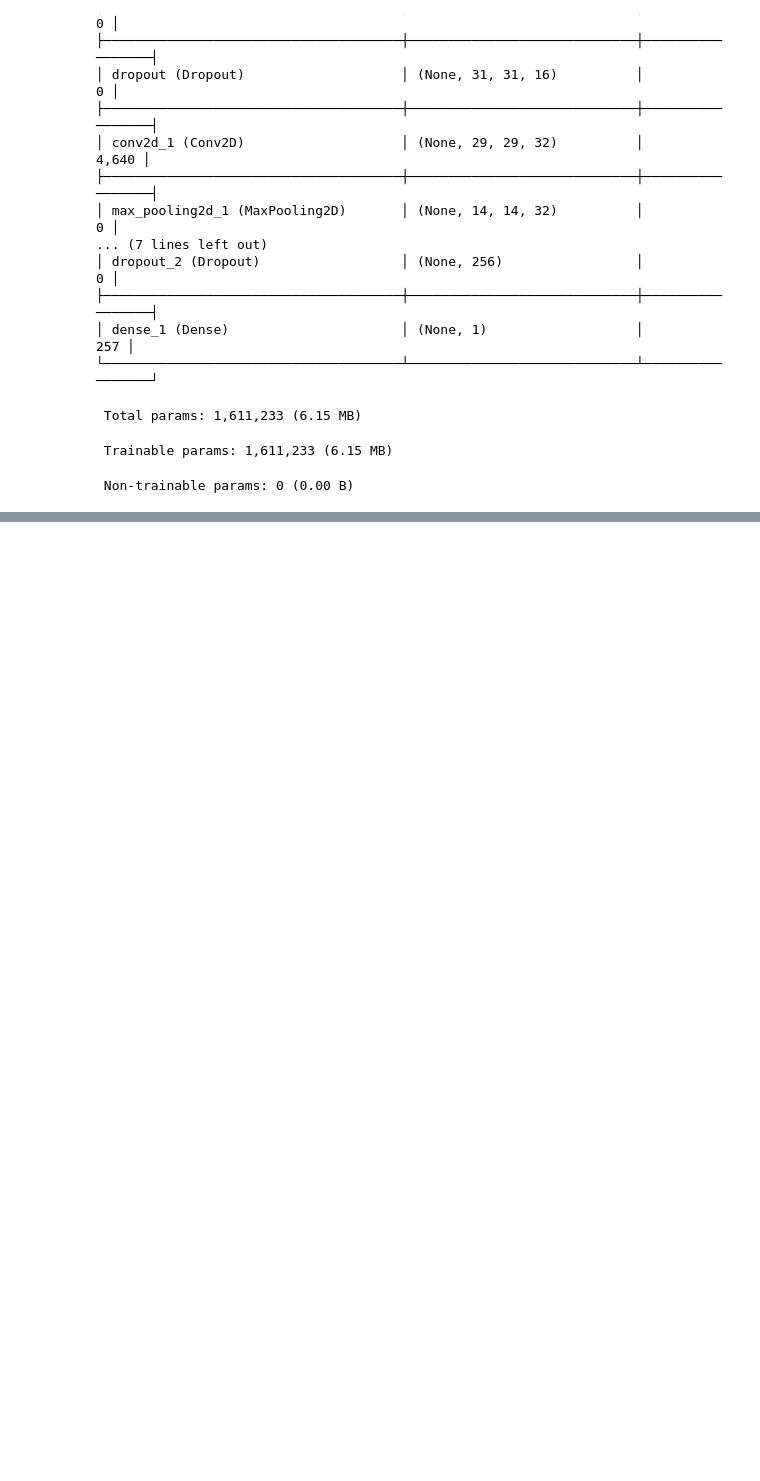
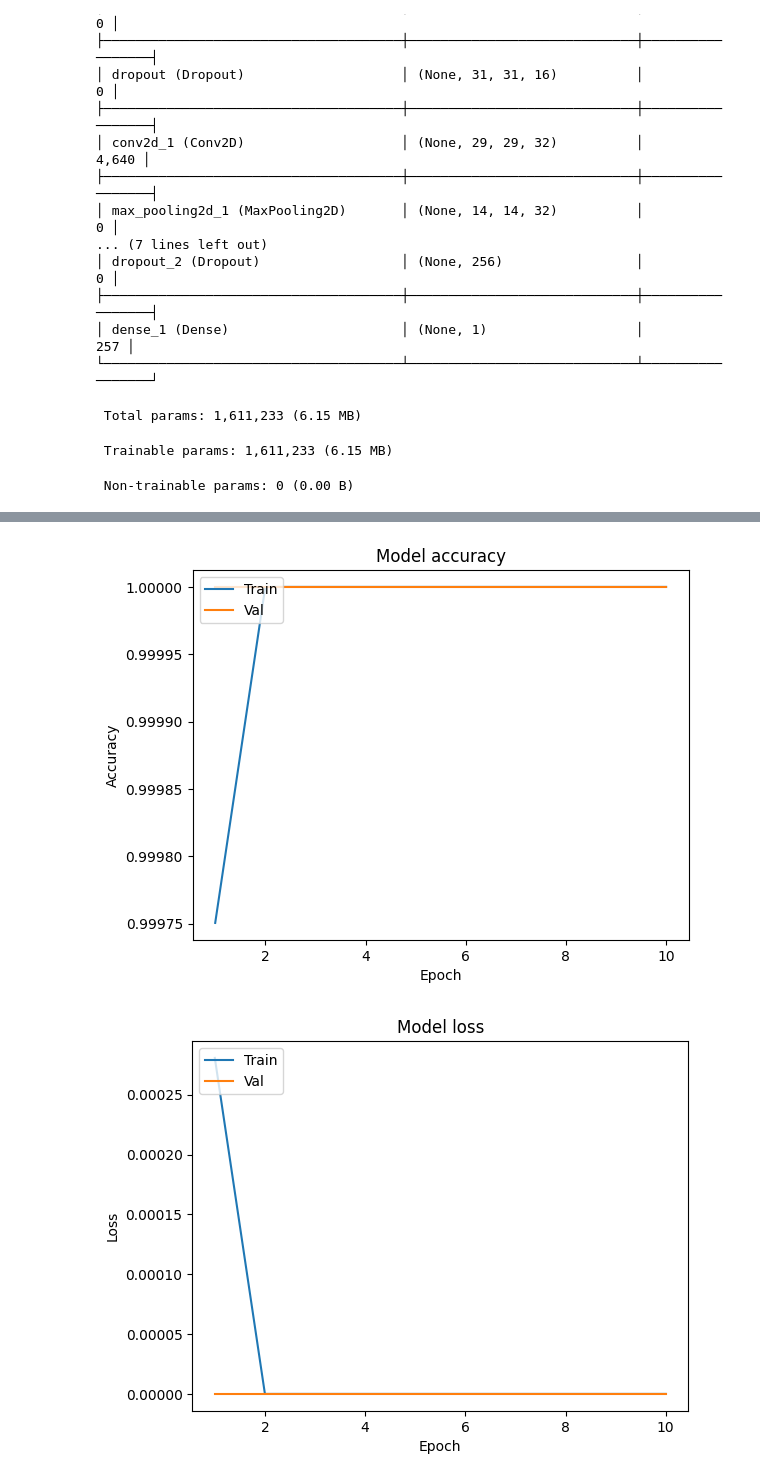
Before and after one commit to Arvind13s/Malaria-detection-using-CNN, a Jupyter notebook: Malaria.ipynb, the cells around one changed output, grey strips where cells are left out. Cells and saved outputs as stored; diff of their text form; code cells hidden in the pictures; blank space fills up the shorter version.

```diff
--- a/Malaria.ipynb
+++ b/Malaria.ipynb
@@ -171,3 +208,10 @@ def plot_learningCurve(history, epoch):
   plt.xlabel('Epoch')
   plt.legend(['Train', 'Val'], loc='upper left')
   plt.show()
+# %%
+# prompt: generate the graph
+
+plot_learningCurve(history, 10)
+# %% [output]
+[figure, added]
+[figure, added]
```
Also changed, not shown: parts of 2 cells of this notebook.
